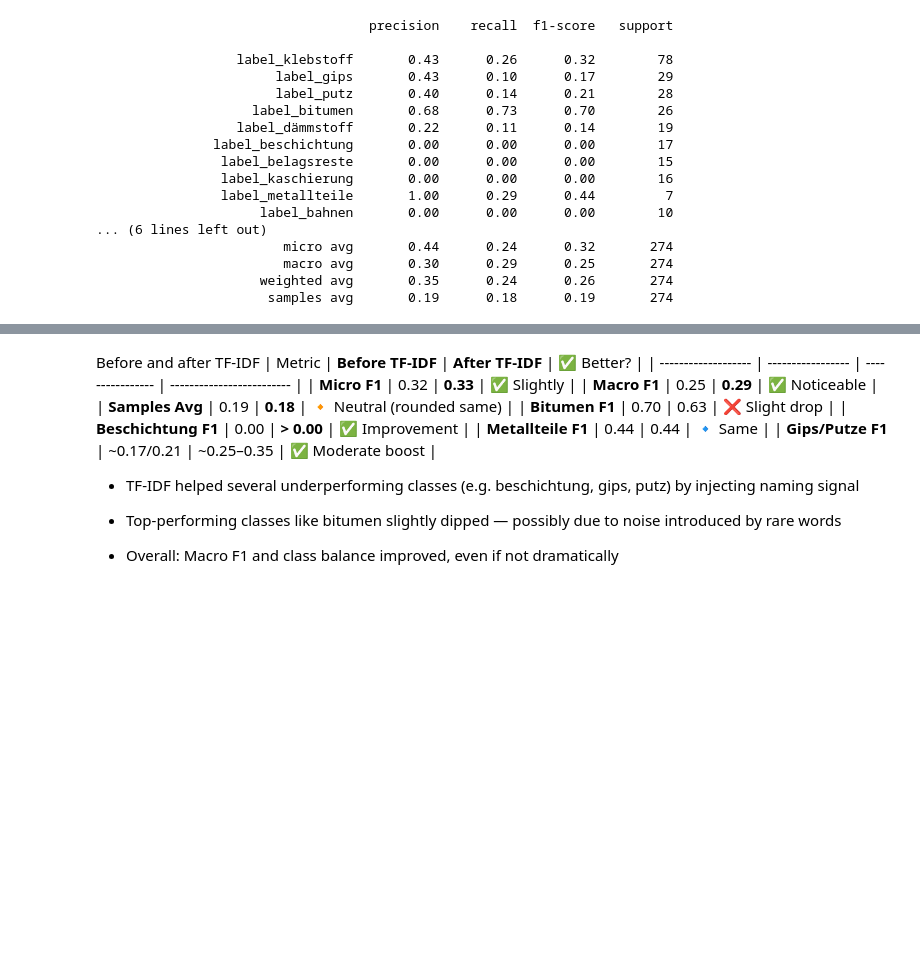
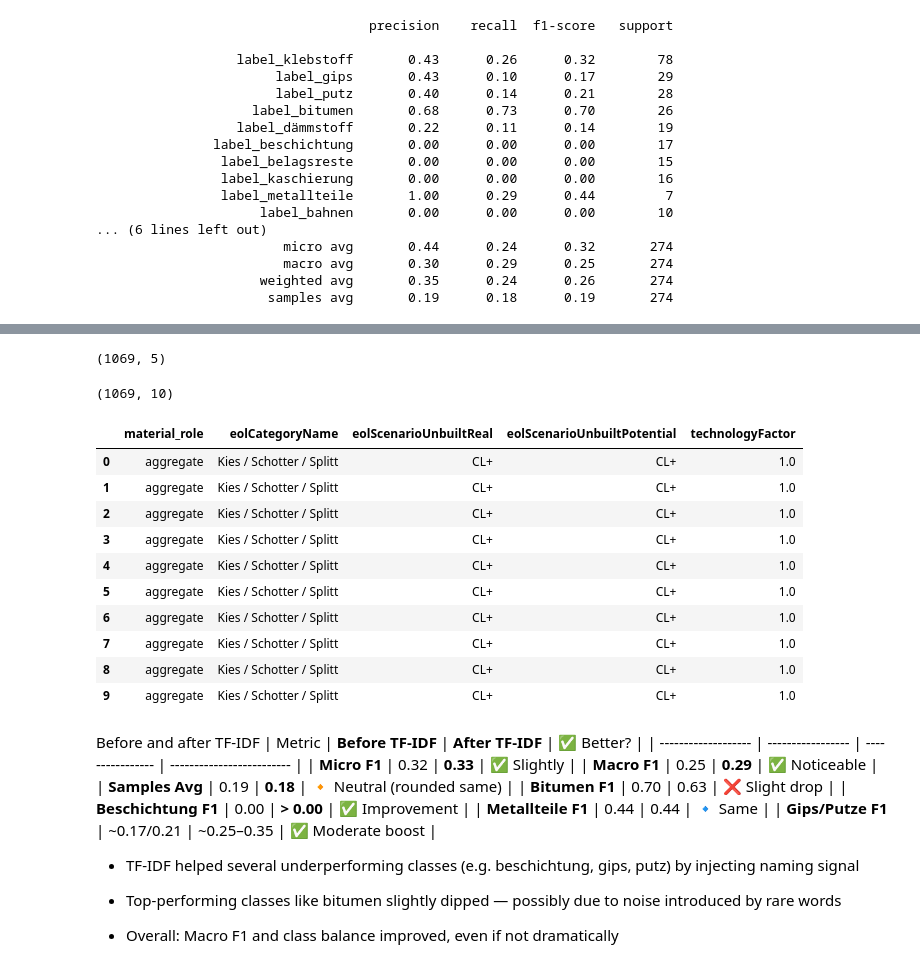
Before and after one commit to n3xtcoder-ai4impact/bbsr-challenge, a Jupyter notebook: ml.ipynb, the cells around one changed output, grey strips where cells are left out. Saved outputs shown, nothing was run; the diff lists cells and outputs as text; code cells hidden in the pictures; blank space fills up the shorter version.

```diff
--- a/ml.ipynb
+++ b/ml.ipynb
@@ -2536,3 +2540,25 @@ print(classification_report(y_test2, y_pred, target_names=y_final.columns))
+# %%
+X_context.shape
+# %% [output]
+(1069, 5)
+# %%
+X_combined.shape
+# %% [output]
+(1069, 10)
+# %%
+X_context.head(10)
+# %% [output]
+|  | material_role | eolCategoryName | eolScenarioUnbuiltReal | eolScenarioUnbuiltPotential | technologyFactor |
+| 0 | aggregate | Kies / Schotter / Splitt | CL+ | CL+ | 1.0 |
+| 1 | aggregate | Kies / Schotter / Splitt | CL+ | CL+ | 1.0 |
+| 2 | aggregate | Kies / Schotter / Splitt | CL+ | CL+ | 1.0 |
+| 3 | aggregate | Kies / Schotter / Splitt | CL+ | CL+ | 1.0 |
+| 4 | aggregate | Kies / Schotter / Splitt | CL+ | CL+ | 1.0 |
+| 5 | aggregate | Kies / Schotter / Splitt | CL+ | CL+ | 1.0 |
+| 6 | aggregate | Kies / Schotter / Splitt | CL+ | CL+ | 1.0 |
+| 7 | aggregate | Kies / Schotter / Splitt | CL+ | CL+ | 1.0 |
+| 8 | aggregate | Kies / Schotter / Splitt | CL+ | CL+ | 1.0 |
+| 9 | aggregate | Kies / Schotter / Splitt | CL+ | CL+ | 1.0 |
 # %% [markdown]
 Before and after TF-IDF
 | Metric              | **Before TF-IDF** | **After TF-IDF** | ✅ Better?                 |
```
Also changed, not shown: parts of 2 cells of this notebook.
